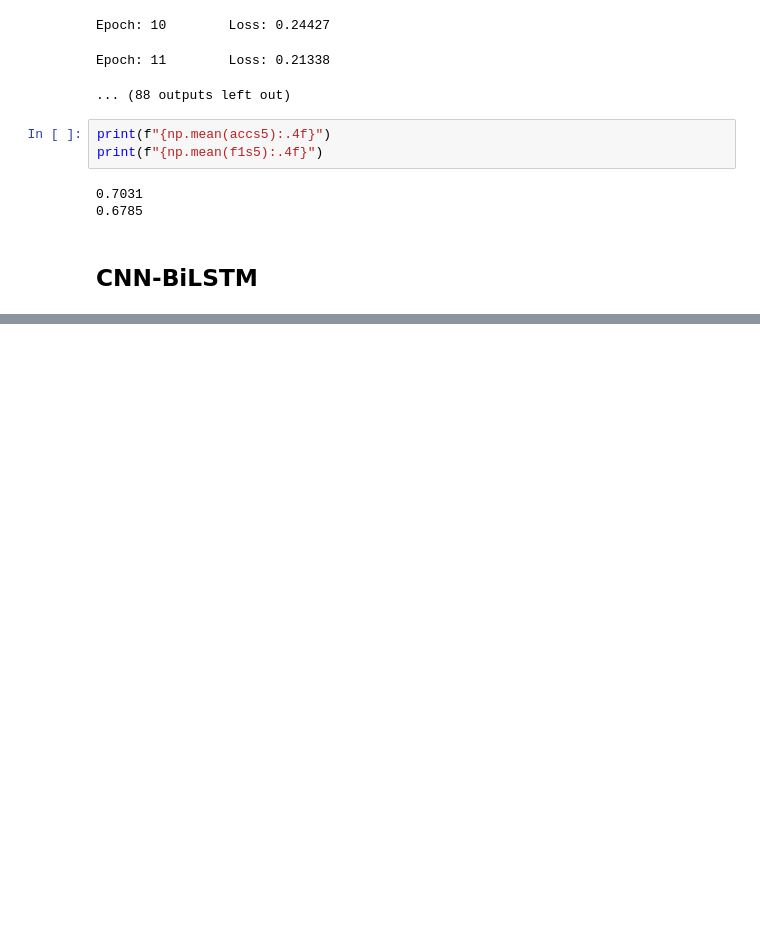
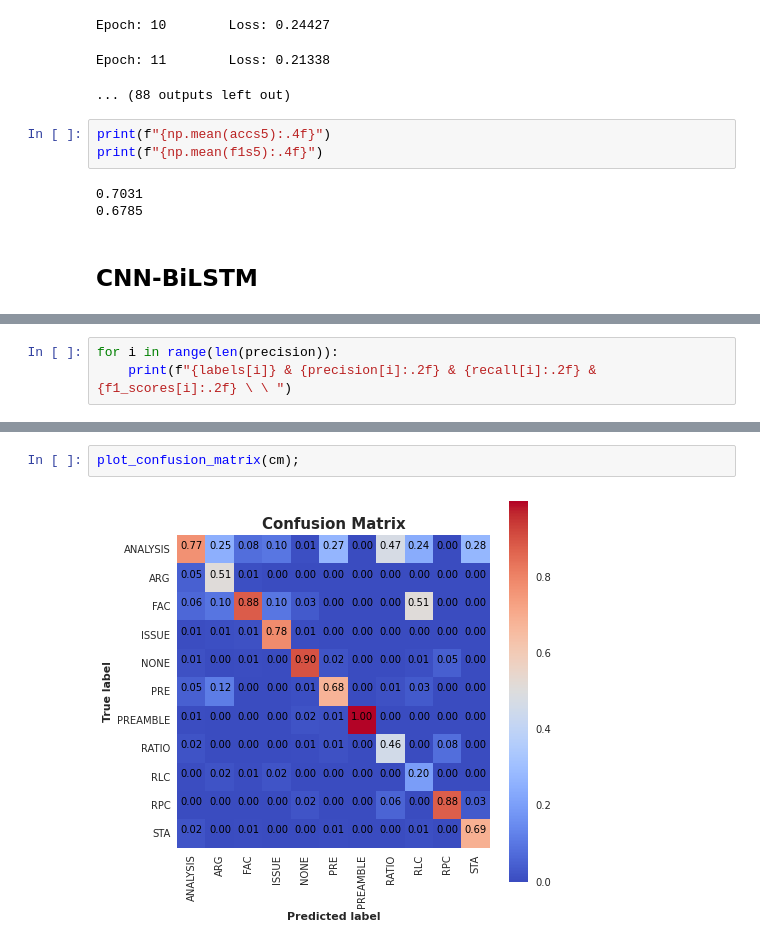
Before and after one commit to tsither/Rhetorical-Role-Classifier, a Jupyter notebook: jupyter_notebooks/fewer_classes.ipynb, the cells around one changed output, grey strips where cells are left out. Saved outputs shown, nothing was run; the diff lists cells and outputs as text; blank space fills up the shorter version.

```diff
--- a/jupyter_notebooks/fewer_classes.ipynb
+++ b/jupyter_notebooks/fewer_classes.ipynb
@@ -768,0 +880,3 @@ torch.Size([2, 1, 128])
+# %%
+for i in range(len(precision)):
+    print(f"{labels[i]} & {precision[i]:.2f} & {recall[i]:.2f} & {f1_scores[i]:.2f} \ \ ")
@@ -768,0 +941,4 @@ torch.Size([2, 1, 128])
+# %%
+plot_confusion_matrix(cm);
+# %% [output]
+[figure, added]
```
Also changed, not shown: parts of 27 cells of this notebook, 4 other files.
